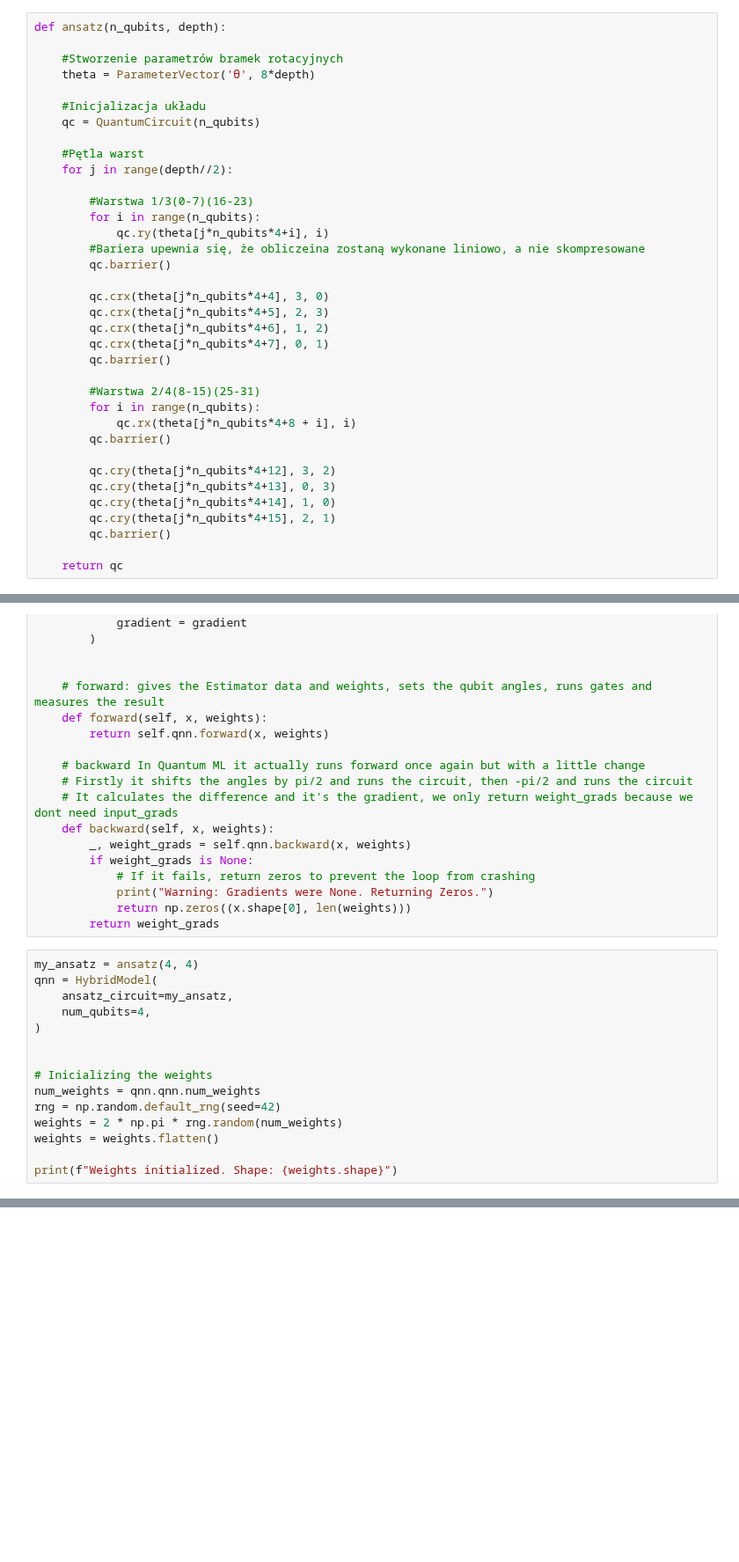
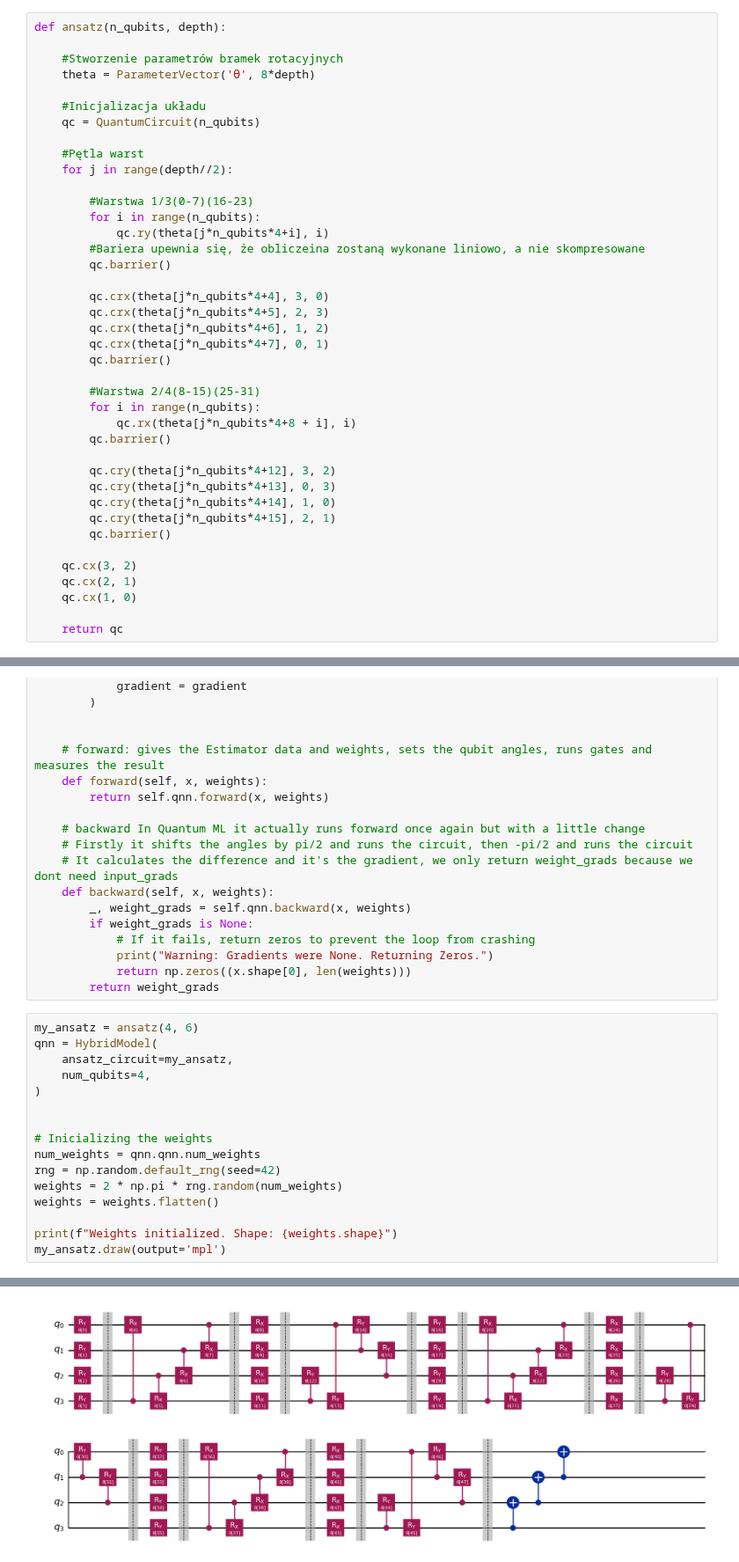
Before and after one commit to Kolo-Naukowe-Axion/QC1, a Jupyter notebook: model.ipynb, the cells around one changed output, grey strips where cells are left out. Shown at 88% size. Saved outputs shown, nothing was run; the diff lists cells and outputs as text; blank space fills up the shorter version.

```diff
--- a/model.ipynb
+++ b/model.ipynb
@@ -121,6 +136,10 @@ def ansatz(n_qubits, depth):
         qc.cry(theta[j*n_qubits*4+15], 2, 1)
         qc.barrier()
 
+    qc.cx(3, 2)
+    qc.cx(2, 1)
+    qc.cx(1, 0)
+
     return qc
 # %%
 
@@ -199,7 +218,7 @@ class HybridModel:
             return np.zeros((x.shape[0], len(weights)))
         return weight_grads
 # %%
-my_ansatz = ansatz(4, 4)
+my_ansatz = ansatz(4, 6)
 qnn = HybridModel(
     ansatz_circuit=my_ansatz,
     num_qubits=4,
@@ -213,3 +232,5 @@ weights = 2 * np.pi * rng.random(num_weights)
 weights = weights.flatten()
 
 print(f"Weights initialized. Shape: {weights.shape}")
+my_ansatz.draw(output='mpl')
+# %% [output]
@@ -216 +238,2 @@ print(f"Weights initialized. Shape: {weights.shape}")
+[figure, added]
 # %%
```
Also changed, not shown: parts of 3 cells of this notebook, 4 other files.
